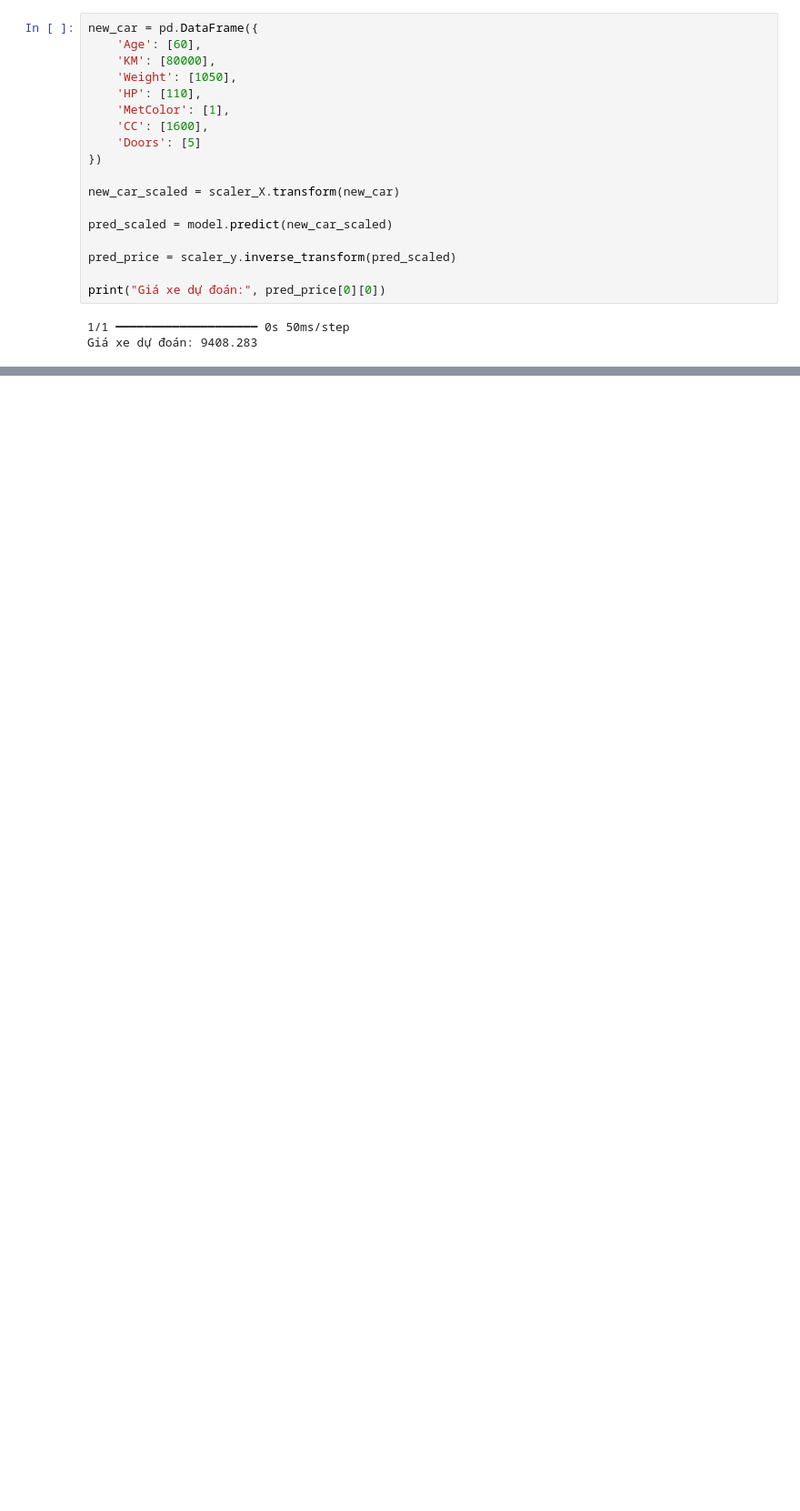
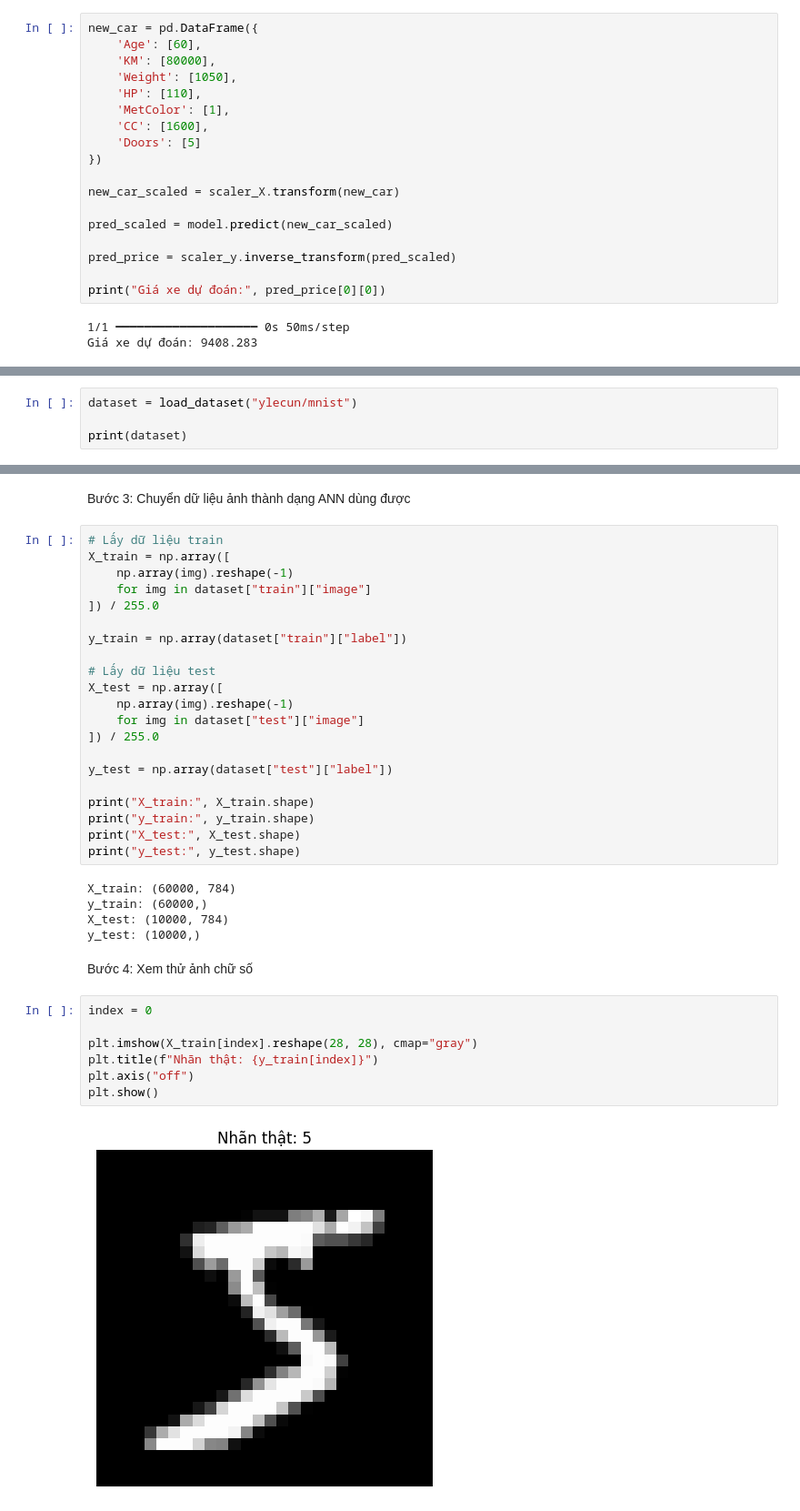
Before and after one commit to DHung154/Bai-Lab-7-, a Jupyter notebook: Lab07_ANN_Colab.ipynb, the cells around one changed output, grey strips where cells are left out. Shown at 91% size. Drawn from its saved outputs; the diff is of its cells as text; blank space fills up the shorter version.

Commit message:
Được tạo bằng Colab

```diff
--- a/Lab07_ANN_Colab.ipynb
+++ b/Lab07_ANN_Colab.ipynb
@@ -746,0 +784,4 @@ Giá xe dự đoán: 9408.283
+# %%
+dataset = load_dataset("ylecun/mnist")
+
+print(dataset)
@@ -746,0 +806,39 @@ Giá xe dự đoán: 9408.283
+# %% [markdown]
+Bước 3: Chuyển dữ liệu ảnh thành dạng ANN dùng được
+# %%
+# Lấy dữ liệu train
+X_train = np.array([
+    np.array(img).reshape(-1)
+    for img in dataset["train"]["image"]
+]) / 255.0
+
+y_train = np.array(dataset["train"]["label"])
+
+# Lấy dữ liệu test
+X_test = np.array([
+    np.array(img).reshape(-1)
+    for img in dataset["test"]["image"]
+]) / 255.0
+
+y_test = np.array(dataset["test"]["label"])
+
+print("X_train:", X_train.shape)
+print("y_train:", y_train.shape)
+print("X_test:", X_test.shape)
+print("y_test:", y_test.shape)
+# %% [output]
+X_train: (60000, 784)
+y_train: (60000,)
+X_test: (10000, 784)
+y_test: (10000,)
+# %% [markdown]
+Bước 4: Xem thử ảnh chữ số
+# %%
+index = 0
+
+plt.imshow(X_train[index].reshape(28, 28), cmap="gray")
+plt.title(f"Nhãn thật: {y_train[index]}")
+plt.axis("off")
+plt.show()
+# %% [output]
+[figure, added]
```
Also changed, not shown: parts of 15 cells of this notebook.
